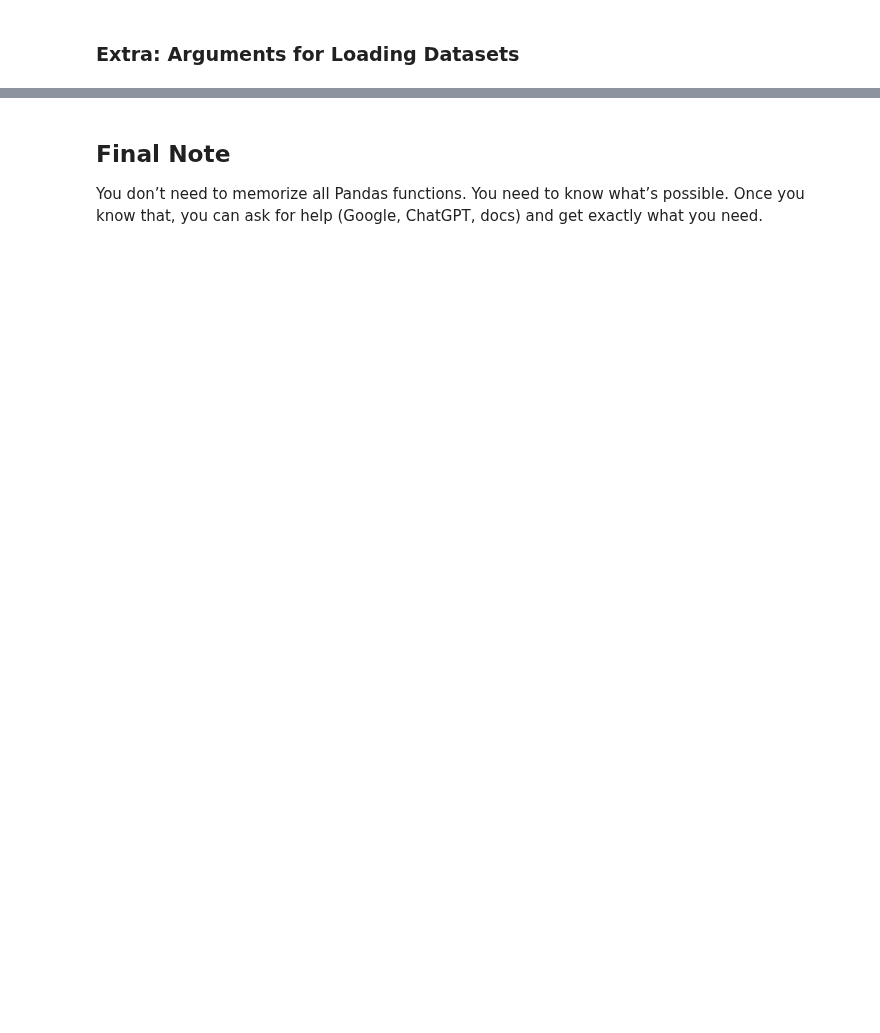
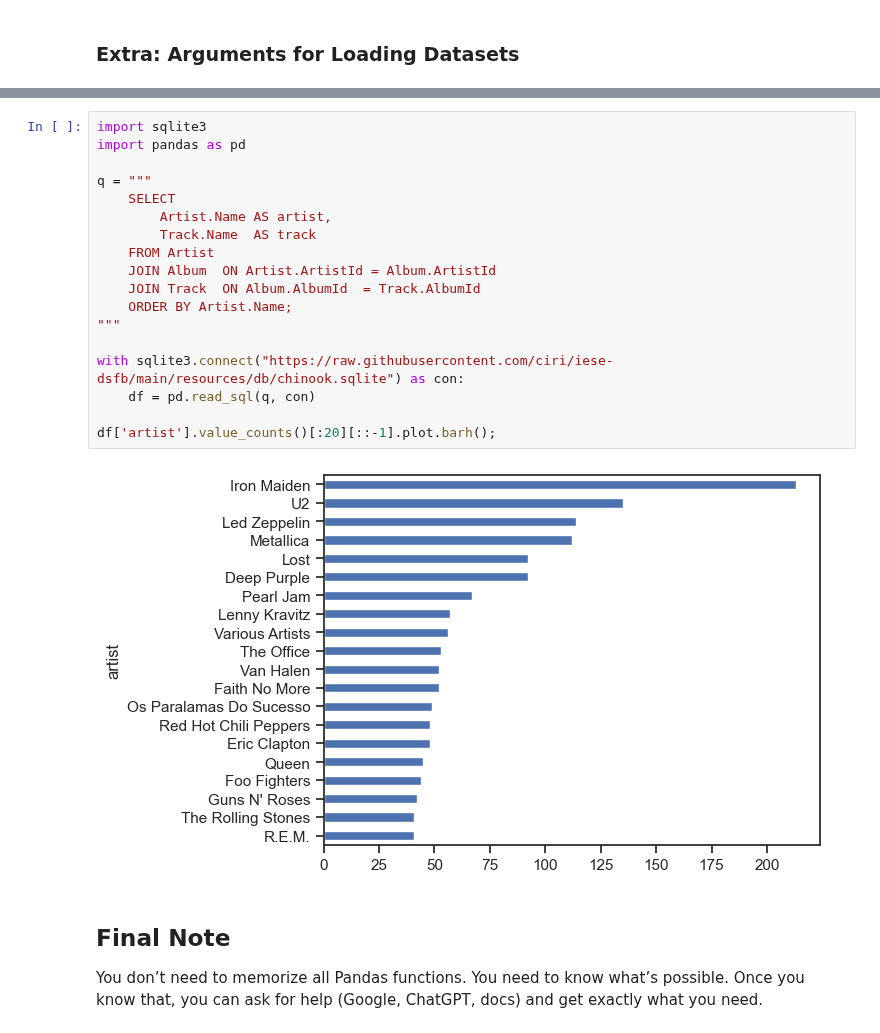
Before and after one commit to ciri/iese-dsfb, a Jupyter notebook: notebooks/200-Pandas.ipynb, the cells around one changed output, grey strips where cells are left out. Cells and saved outputs as stored; diff of their text form; blank space fills up the shorter version.

```diff
--- a/notebooks/200-Pandas.ipynb
+++ b/notebooks/200-Pandas.ipynb
@@ -493,3 +517,23 @@ Although defaults work in most cases satisfactorily, it is worth to comment a fe
+# %%
+import sqlite3
+import pandas as pd
+
+q = """
+    SELECT
+        Artist.Name AS artist,
+        Track.Name  AS track
+    FROM Artist
+    JOIN Album  ON Artist.ArtistId = Album.ArtistId
+    JOIN Track  ON Album.AlbumId  = Track.AlbumId
+    ORDER BY Artist.Name;
+"""
+
+with sqlite3.connect("https://raw.githubusercontent.com/ciri/iese-dsfb/main/resources/db/chinook.sqlite") as con:
+    df = pd.read_sql(q, con)
+
+df['artist'].value_counts()[:20][::-1].plot.barh();
+# %% [output]
+[figure, added]
 # %% [markdown]
 ## Final Note
 
```
Also changed, not shown: parts of 6 cells of this notebook, 3 other files.
